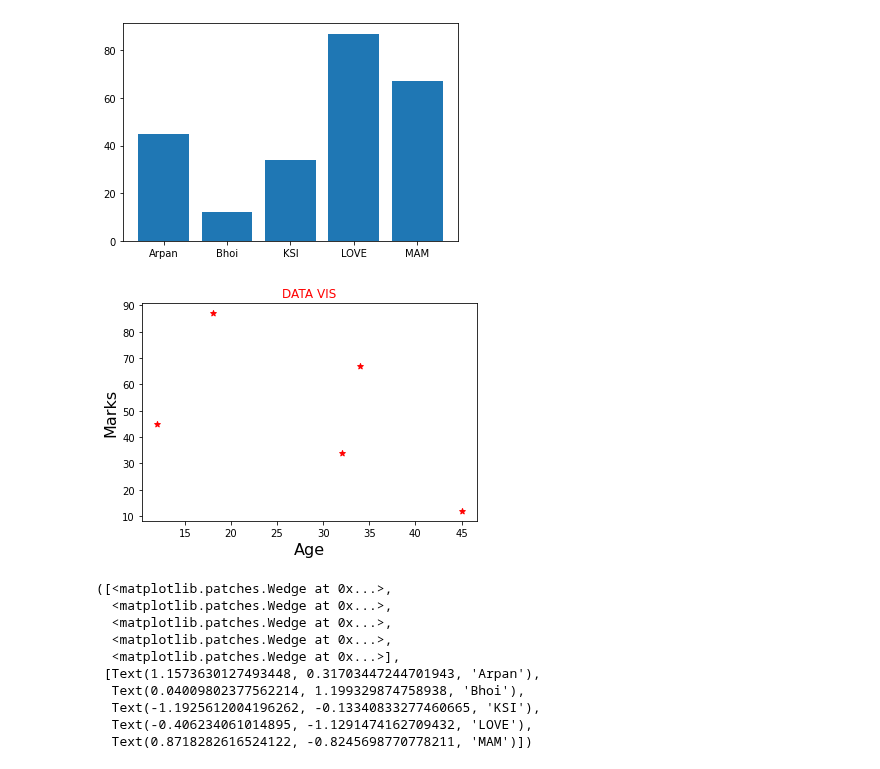
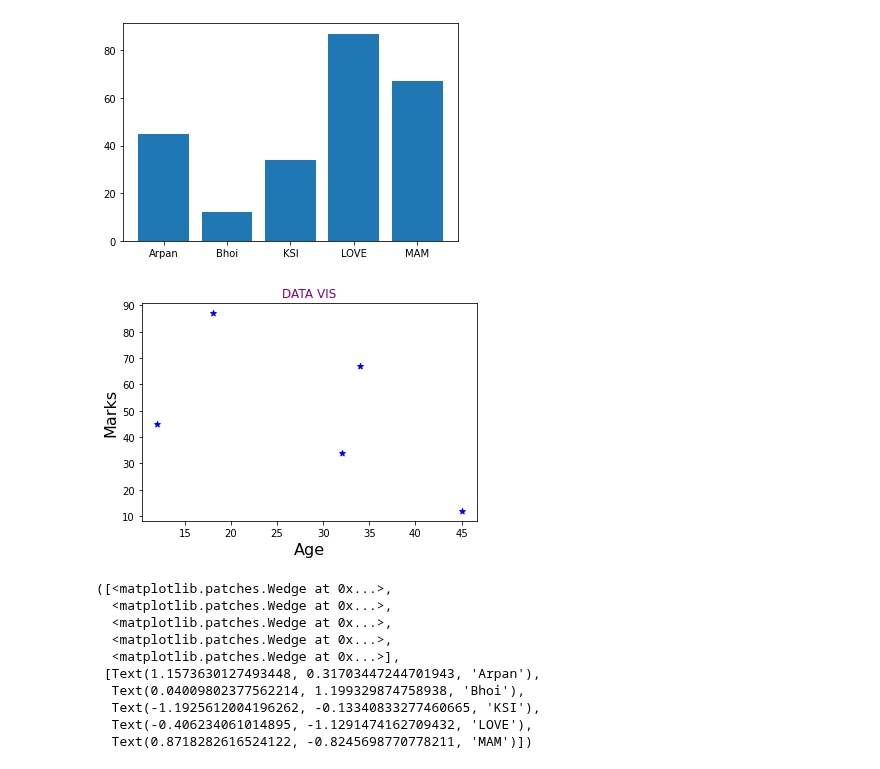
Before and after one commit to Arpan-tech-create/Exploratory_Data_Analysis, a Jupyter notebook: FIFA 2018.ipynb, the cells around one changed output. Cells and saved outputs as stored; diff of their text form; code cells hidden in the pictures.

```diff
--- a/FIFA 2018.ipynb
+++ b/FIFA 2018.ipynb
@@ -24,13 +24,13 @@ plt.bar(name,b)
 <BarContainer object of 5 artists>
 [figure]
 # %%
-plt.scatter(a,b,marker='*',color='r')
-plt.title("DATA VIS",color='r')
+plt.scatter(a,b,marker='*',color='blue')
+plt.title("DATA VIS",color='purple')
 plt.xlabel("Age",fontsize=16)
 plt.ylabel("Marks",fontsize=16)
 plt.show()
 # %% [output]
-[figure, old version]
+[figure, new version]
 # %%
 e=[0.1,0.1,0.1,0.1,0.1]
 plt.pie(a,labels=name,explode=e)
```
Also changed, not shown: 7 other files.
